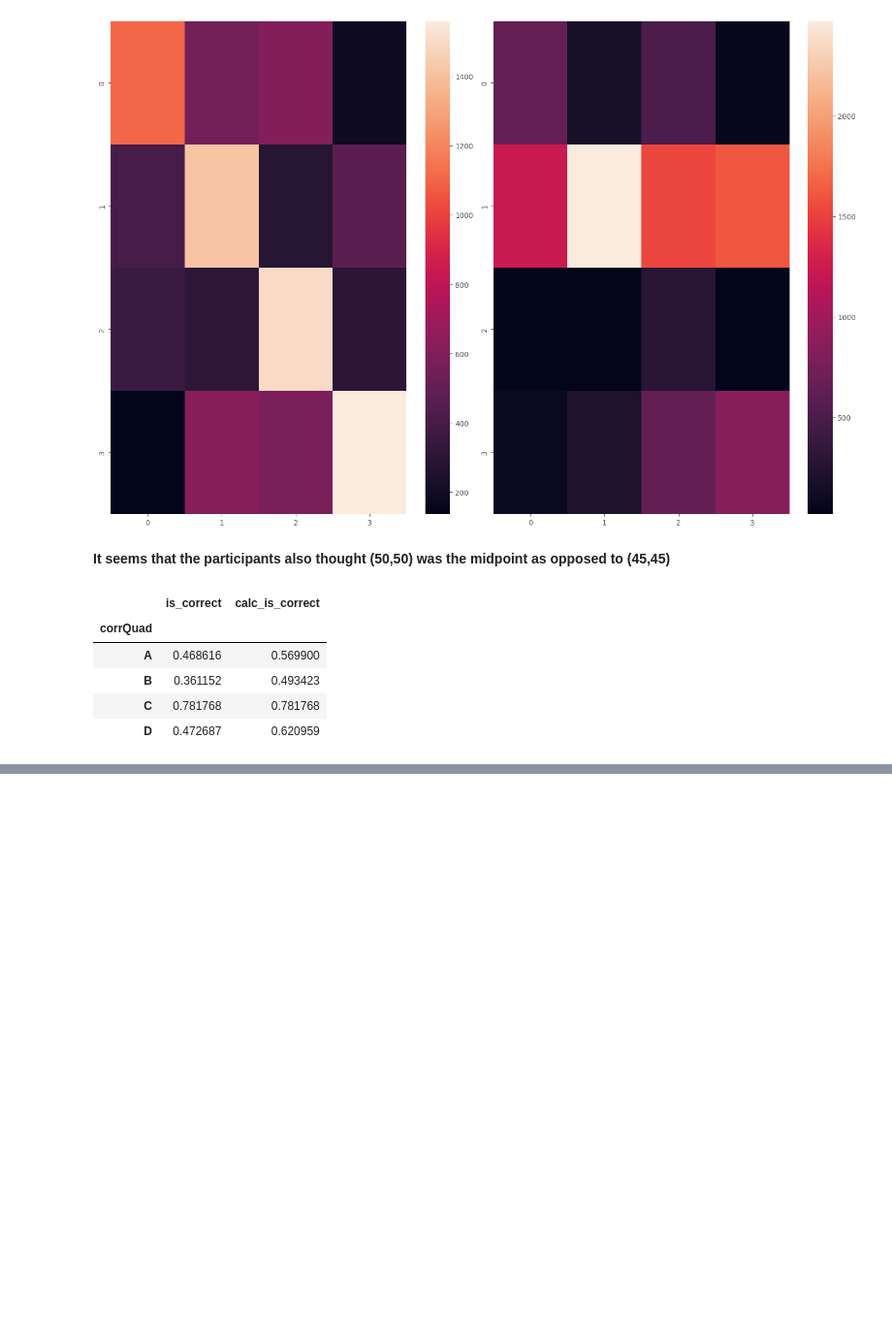
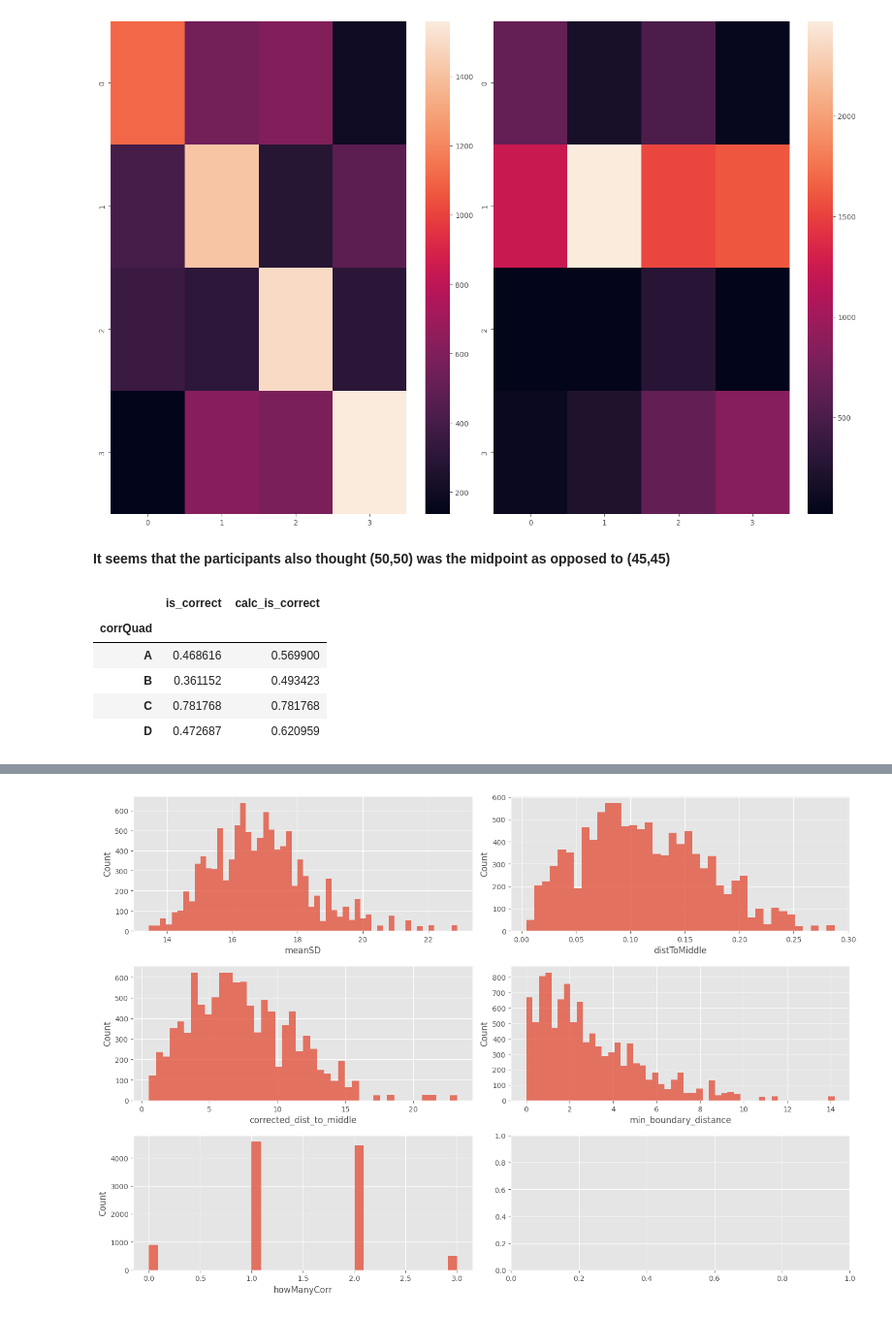
Before and after one commit to murrayrodney/Visual-Inference, a Jupyter notebook: notebooks/EDA.ipynb, the cells around one changed output, grey strips where cells are left out. Shown at 97% size. Cells and saved outputs as stored; diff of their text form; code cells hidden in the pictures; blank space fills up the shorter version.

```diff
--- a/notebooks/EDA.ipynb
+++ b/notebooks/EDA.ipynb
@@ -155,0 +203,9 @@ prop_correct
+# %%
+fig, axes = plt.subplots(3, 2, figsize=(15,10), tight_layout=True)
+axes = axes.flatten()
+cols = ['meanSD', 'distToMiddle', 'corrected_dist_to_middle', 'min_boundary_distance', 'howManyCorr']
+for i, col in enumerate(cols):
+    sns.histplot(data=df_comb, x=col, linewidth=0, ax=axes[i])
+plt.show()
+# %% [output]
+[figure, added]
```
Also changed, not shown: parts of 7 cells of this notebook, 3 other files.
